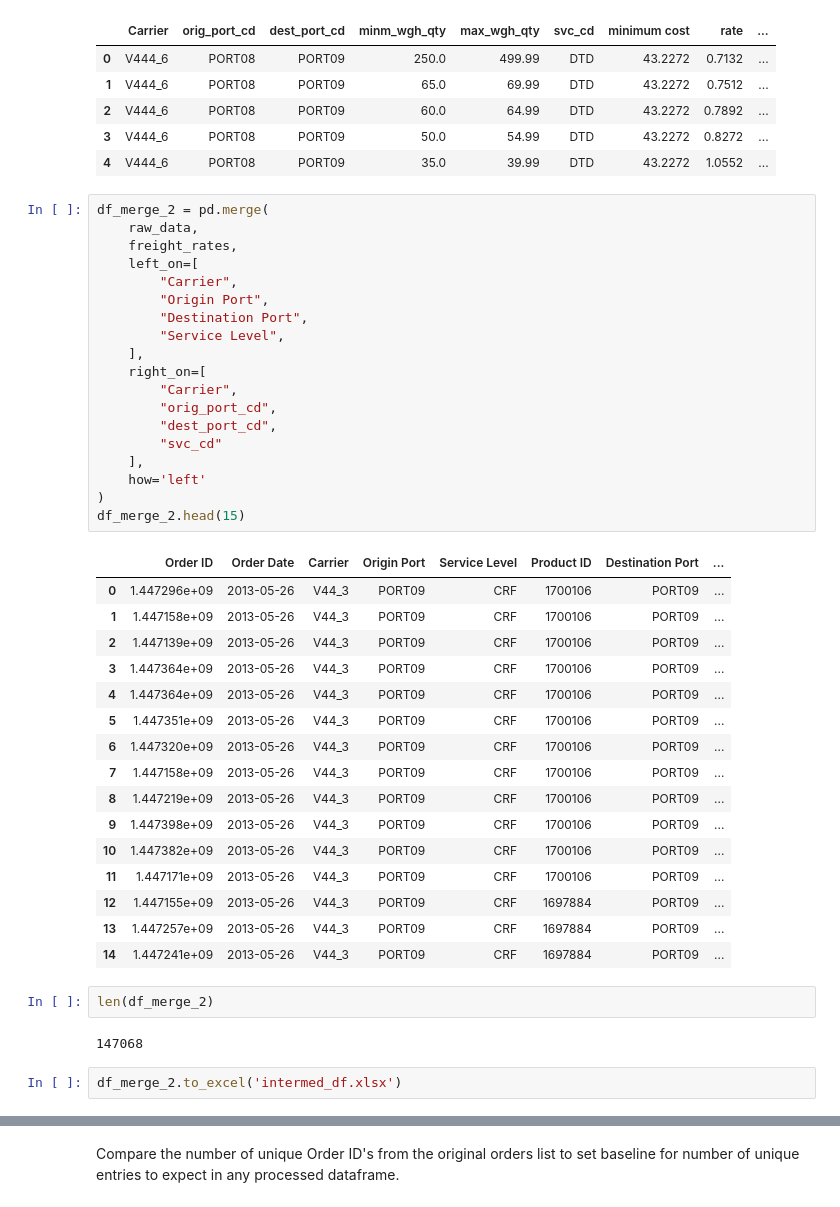
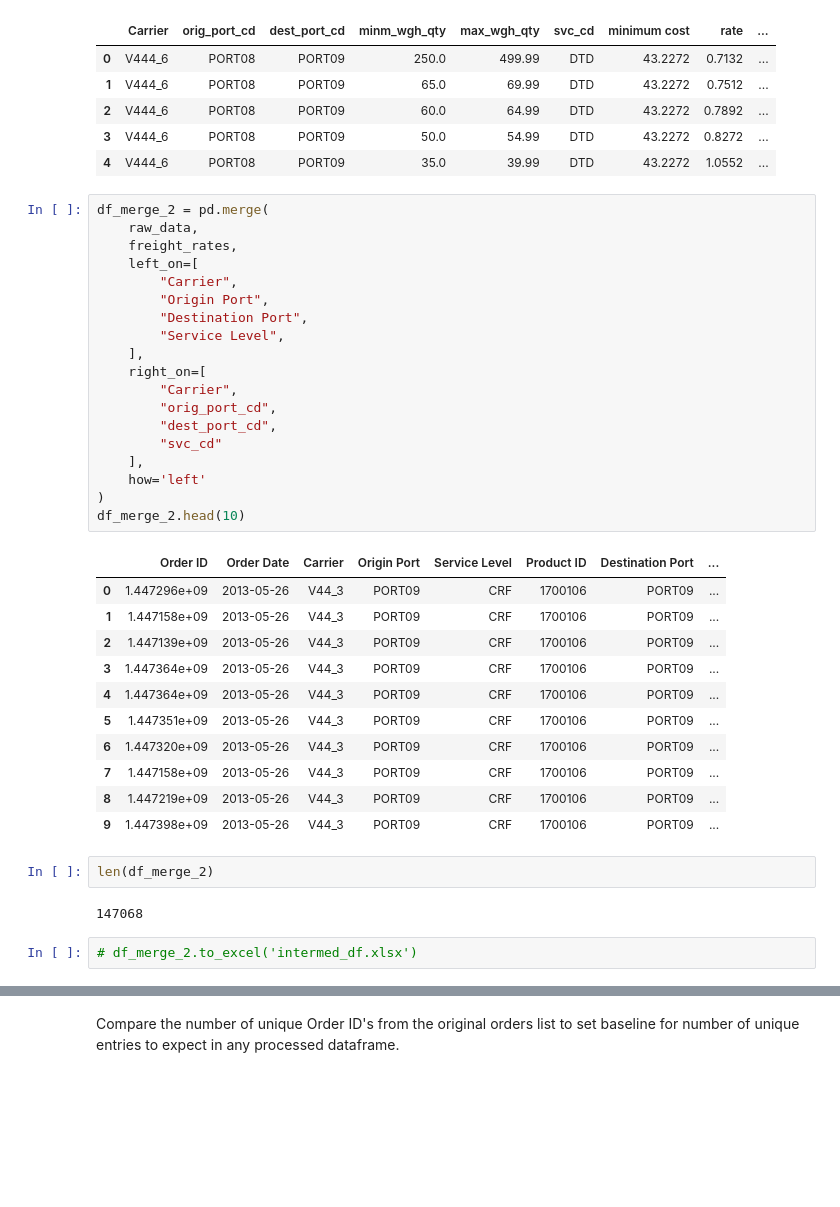
Before and after one commit to bravo-joe/supply-chain-optimization, a Jupyter notebook: notebooks/prototype_notebook.ipynb, the cells around one changed output, grey strips where cells are left out. Cells and saved outputs as stored; diff of their text form; blank space fills up the shorter version.

```diff
--- a/notebooks/prototype_notebook.ipynb
+++ b/notebooks/prototype_notebook.ipynb
@@ -722,45 +702,40 @@ freight_rates.head()
 # %%
 df_merge_2 = pd.merge(
     raw_data,
     freight_rates,
     left_on=[
         "Carrier",
         "Origin Port",
         "Destination Port",
         "Service Level",
     ],
     right_on=[
         "Carrier",
         "orig_port_cd",
         "dest_port_cd",
         "svc_cd"
     ],
     how='left'
 )
-df_merge_2.head(15)
+df_merge_2.head(10)
 # %% [output]
 |  | Order ID | Order Date | Carrier | Origin Port | Service Level | Product ID | Destination Port | ... |
 | 0 | 1.447296e+09 | 2013-05-26 | V44_3 | PORT09 | CRF | 1700106 | PORT09 | ... |
 | 1 | 1.447158e+09 | 2013-05-26 | V44_3 | PORT09 | CRF | 1700106 | PORT09 | ... |
 | 2 | 1.447139e+09 | 2013-05-26 | V44_3 | PORT09 | CRF | 1700106 | PORT09 | ... |
 | 3 | 1.447364e+09 | 2013-05-26 | V44_3 | PORT09 | CRF | 1700106 | PORT09 | ... |
 | 4 | 1.447364e+09 | 2013-05-26 | V44_3 | PORT09 | CRF | 1700106 | PORT09 | ... |
 | 5 | 1.447351e+09 | 2013-05-26 | V44_3 | PORT09 | CRF | 1700106 | PORT09 | ... |
 | 6 | 1.447320e+09 | 2013-05-26 | V44_3 | PORT09 | CRF | 1700106 | PORT09 | ... |
 | 7 | 1.447158e+09 | 2013-05-26 | V44_3 | PORT09 | CRF | 1700106 | PORT09 | ... |
 | 8 | 1.447219e+09 | 2013-05-26 | V44_3 | PORT09 | CRF | 1700106 | PORT09 | ... |
 | 9 | 1.447398e+09 | 2013-05-26 | V44_3 | PORT09 | CRF | 1700106 | PORT09 | ... |
-| 10 | 1.447382e+09 | 2013-05-26 | V44_3 | PORT09 | CRF | 1700106 | PORT09 | ... |
-| 11 | 1.447171e+09 | 2013-05-26 | V44_3 | PORT09 | CRF | 1700106 | PORT09 | ... |
-| 12 | 1.447155e+09 | 2013-05-26 | V44_3 | PORT09 | CRF | 1697884 | PORT09 | ... |
-| 13 | 1.447257e+09 | 2013-05-26 | V44_3 | PORT09 | CRF | 1697884 | PORT09 | ... |
-| 14 | 1.447241e+09 | 2013-05-26 | V44_3 | PORT09 | CRF | 1697884 | PORT09 | ... |
 # %%
 len(df_merge_2)
 # %% [output]
 147068
 # %%
-df_merge_2.to_excel('intermed_df.xlsx')
+# df_merge_2.to_excel('intermed_df.xlsx')
 # %%
 import os
 os.getcwd()
```
Also changed, not shown: parts of 122 cells of this notebook.
